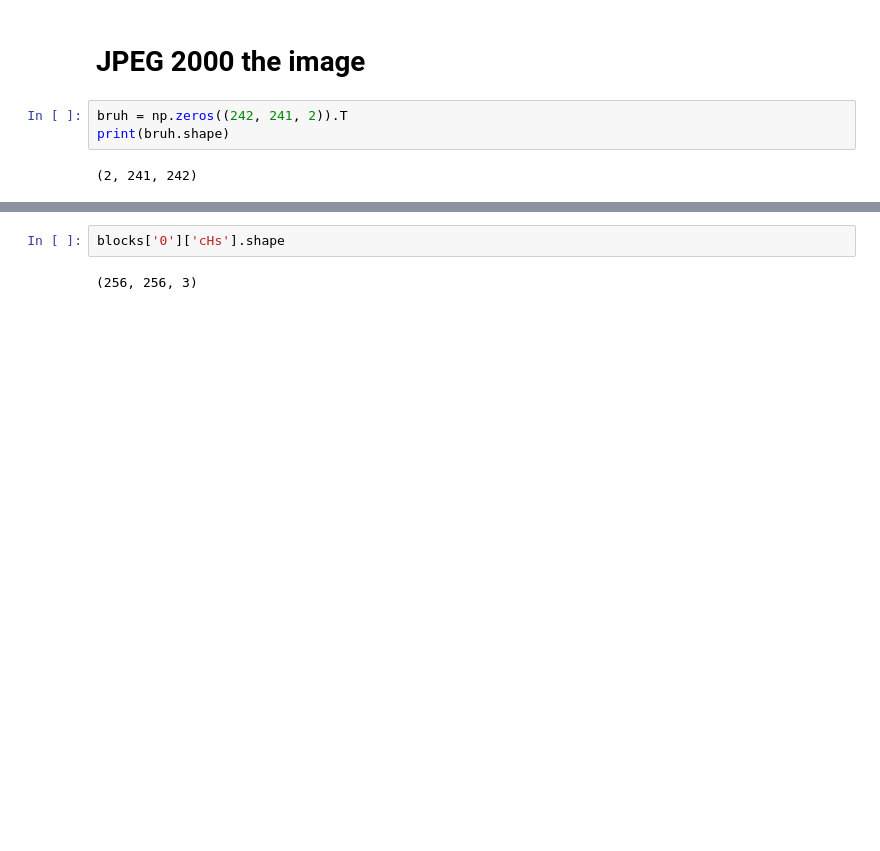
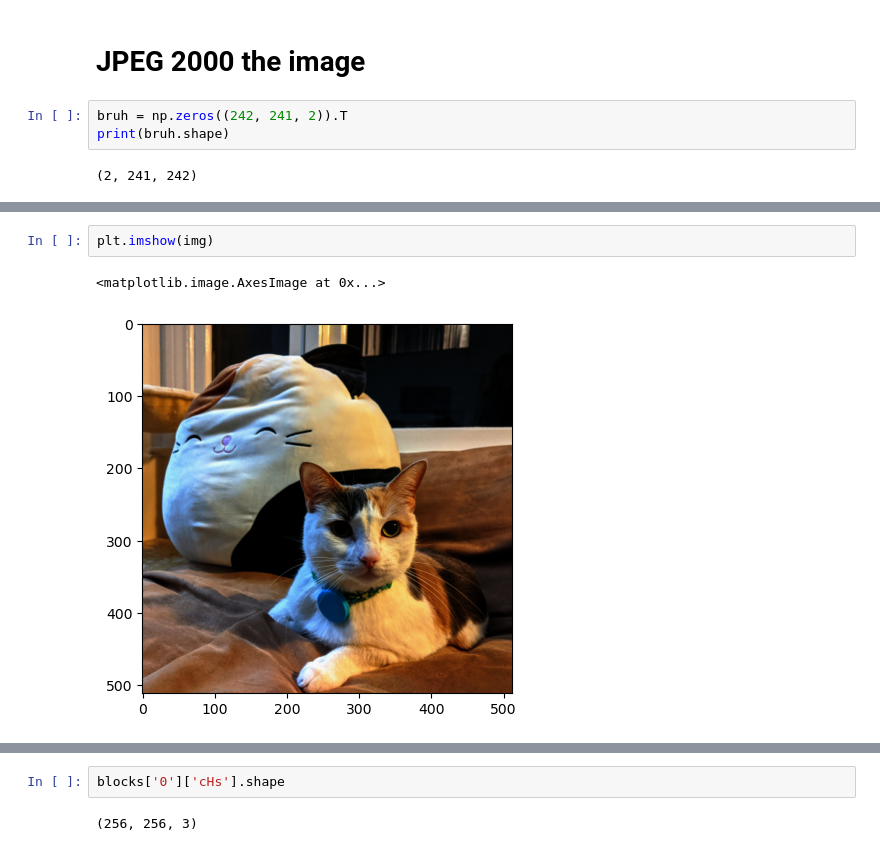
Before and after one commit to kevdodo/jpg-study, a Jupyter notebook: jpg_compress.ipynb, the cells around one changed output, grey strips where cells are left out. Cells and saved outputs as stored; diff of their text form; blank space fills up the shorter version.

```diff
--- a/jpg_compress.ipynb
+++ b/jpg_compress.ipynb
@@ -326,3 +349,8 @@ def quanitize(R, i, c, f, blocks):
+# %%
+plt.imshow(img)
+# %% [output]
+<matplotlib.image.AxesImage at 0x...>
+[figure, added]
 # %%
 def multiple_wavelet(img, iterations):
     blur = img
```
Also changed, not shown: parts of 8 cells of this notebook, 3 other files.
